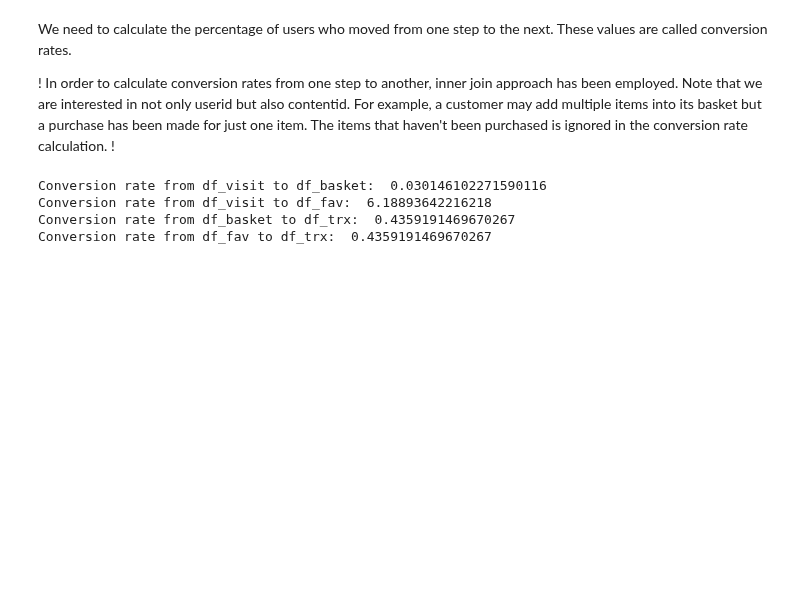
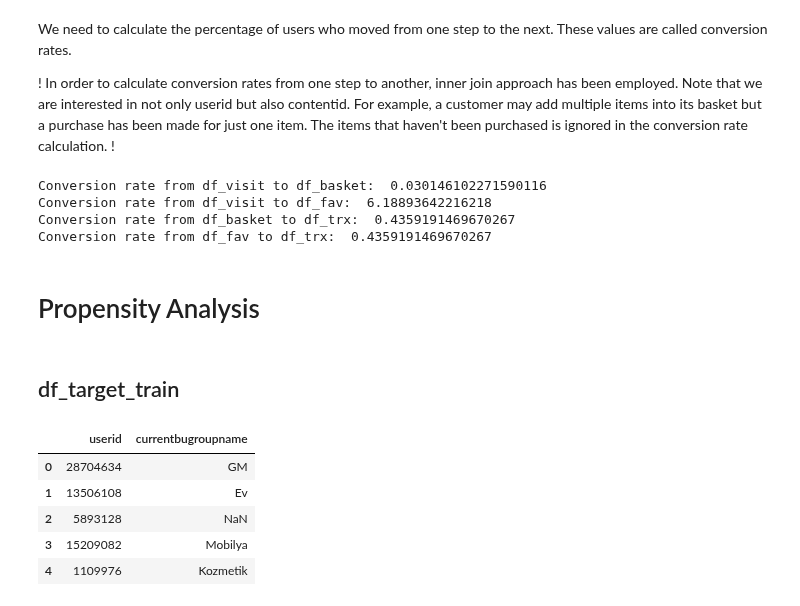
Before and after one commit to stopdemir/ecommerce-data-analysis, a Jupyter notebook: trendyol_stopdemir.ipynb, the cells around one changed output. Saved outputs shown, nothing was run; the diff lists cells and outputs as text; code cells hidden in the pictures; blank space fills up the shorter version.

```diff
--- a/trendyol_stopdemir.ipynb
+++ b/trendyol_stopdemir.ipynb
@@ -551,3 +620,16 @@ Conversion rate from df_visit to df_basket:  0.030146102271590116
 Conversion rate from df_visit to df_fav:  6.18893642216218
 Conversion rate from df_basket to df_trx:  0.4359191469670267
 Conversion rate from df_fav to df_trx:  0.4359191469670267
+# %% [markdown]
+# Propensity Analysis
+# %% [markdown]
+## df_target_train
+# %%
+df_target_train.head(5)
+# %% [output]
+|  | userid | currentbugroupname |
+| 0 | 28704634 | GM |
+| 1 | 13506108 | Ev |
+| 2 | 5893128 | NaN |
+| 3 | 15209082 | Mobilya |
+| 4 | 1109976 | Kozmetik |
```
Also changed, not shown: parts of 17 cells of this notebook.
